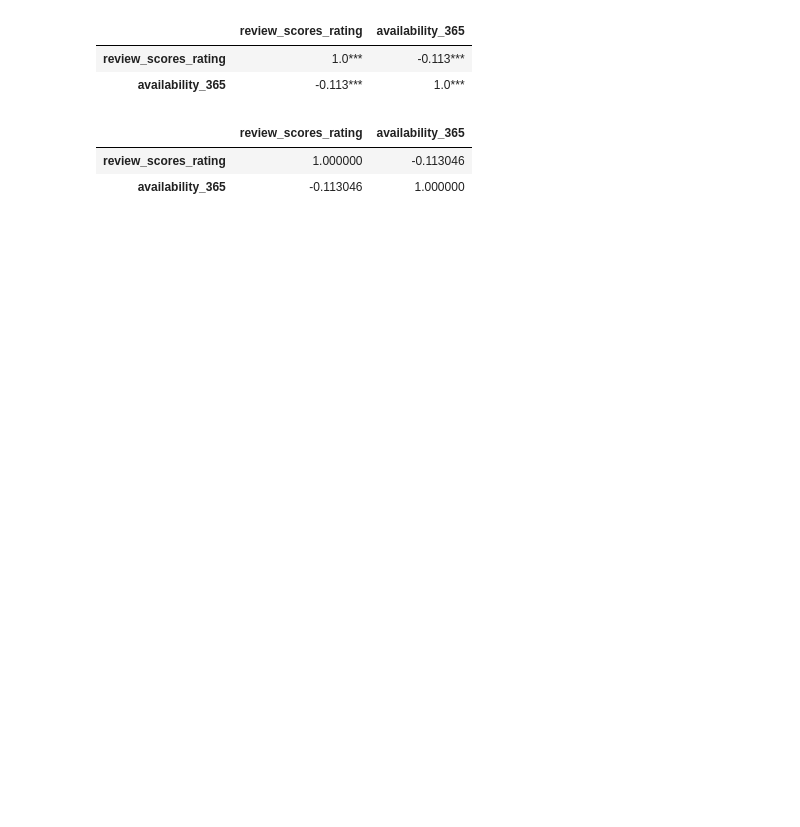
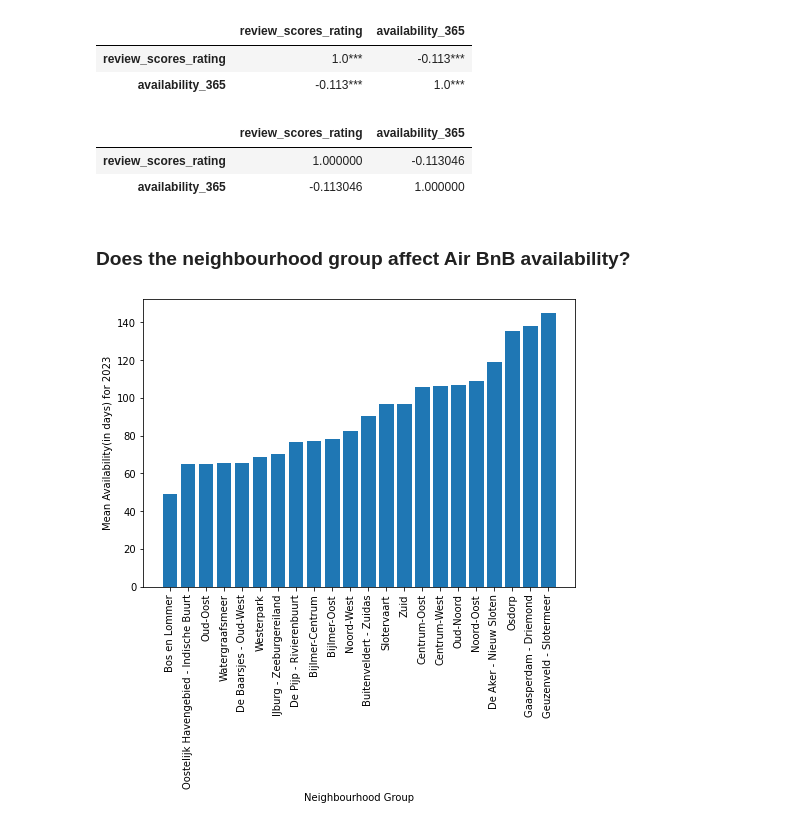
Before and after one commit to ditivaidya/DS-Nanodegree-Project-1-Blog-Post, a Jupyter notebook: Project_I.ipynb, the cells around one changed output. Saved outputs shown, nothing was run; the diff lists cells and outputs as text; code cells hidden in the pictures; blank space fills up the shorter version.

```diff
--- a/Project_I.ipynb
+++ b/Project_I.ipynb
@@ -227,6 +229,22 @@ listings_desc_clean[['review_scores_rating', 'availability_365']].corr()
 |  | review_scores_rating | availability_365 |
 | review_scores_rating | 1.000000 | -0.113046 |
 | availability_365 | -0.113046 | 1.000000 |
+# %% [markdown]
+### Does the neighbourhood group affect Air BnB availability?
+# %%
+neigh_avail = listings_clean.groupby(['neighbourhood'], as_index = False, group_keys = False).aggregate({'availability_365':'mean'})
+neigh_avail = neigh_avail.sort_values(by='availability_365')
+
+fig = plt.figure()
+ax = fig.add_axes([0,0,1,1])
+
+ax.bar(neigh_avail['neighbourhood'],neigh_avail['availability_365'])
+plt.xticks(rotation=90)
+plt.xlabel("Neighbourhood Group")
+plt.ylabel("Mean Availability(in days) for 2023")
+plt.show()
+# %% [output]
+[figure, added]
 # %%
 #calendar.join(listings, index='listing_id', lsuffix="_left", rsuffix="_right")
 
```
Also changed, not shown: parts of 4 cells of this notebook.
